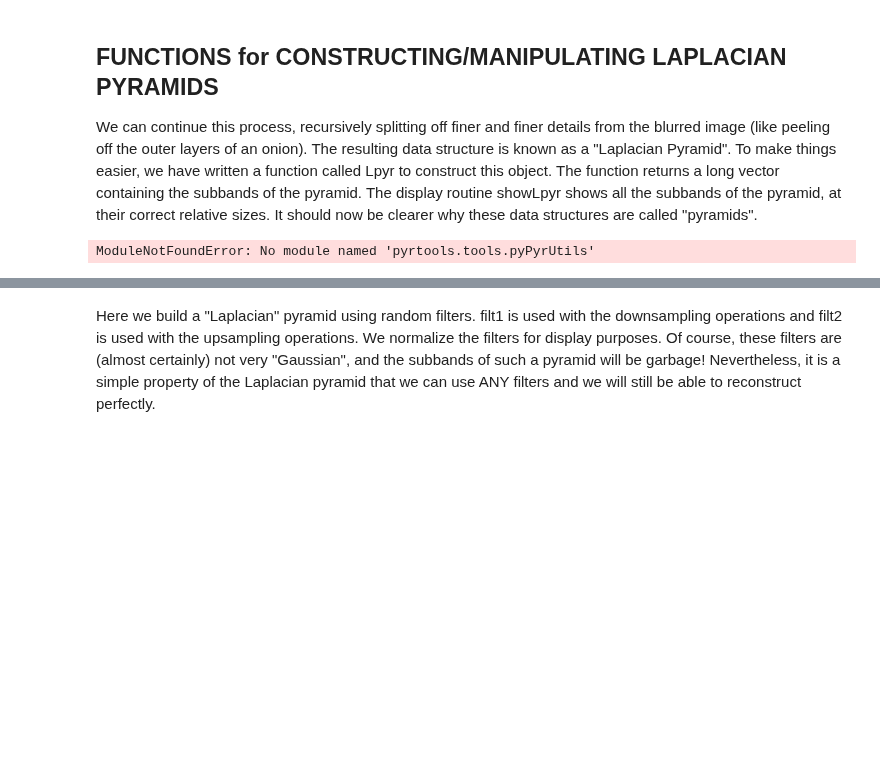
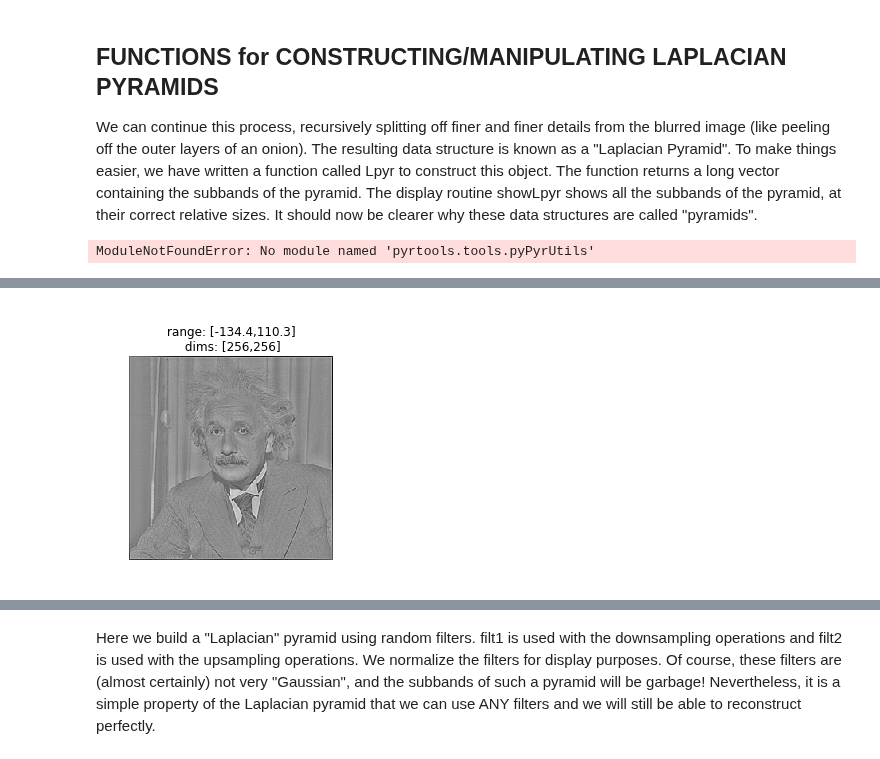
Before and after one commit to LabForComputationalVision/pyrtools, a Jupyter notebook: TUTORIALS/02_pyramids.ipynb, the cells around one changed output, grey strips where cells are left out. Drawn from its saved outputs; the diff is of its cells as text; code cells hidden in the pictures; blank space fills up the shorter version.

```diff
--- a/TUTORIALS/02_pyramids.ipynb
+++ b/TUTORIALS/02_pyramids.ipynb
@@ -190,7 +192,9 @@ jbh.showIm(pyr.band(0))
 # %%
 # The reconLpyr function allows you to reconstruct from a laplacian pyramid.
 # The third (optional) arg allows you to select any subset of pyramid bands
 # (default is to use ALL of them).
-jbh.showIm(pyr.reconPyr([0,2]))  # reconstruct with just the first and third band
+ppt.showIm(pyr.reconPyr([0,2]))  # reconstruct with just the first and third band
+# %% [output]
+[figure, added]
 # %%
 fullres = pyr.reconPyr()
```
Also changed, not shown: parts of 66 cells of this notebook, 2 other files.
